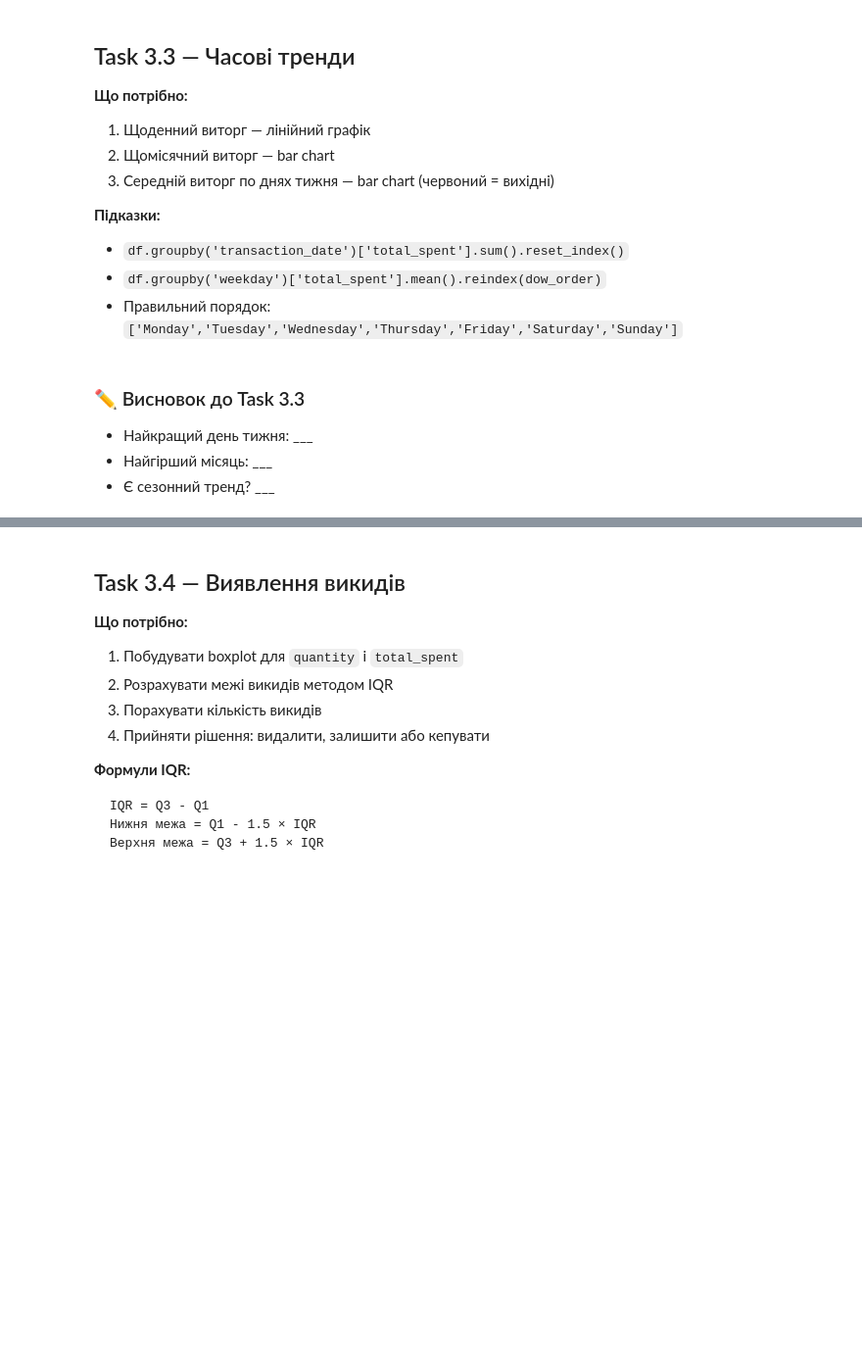
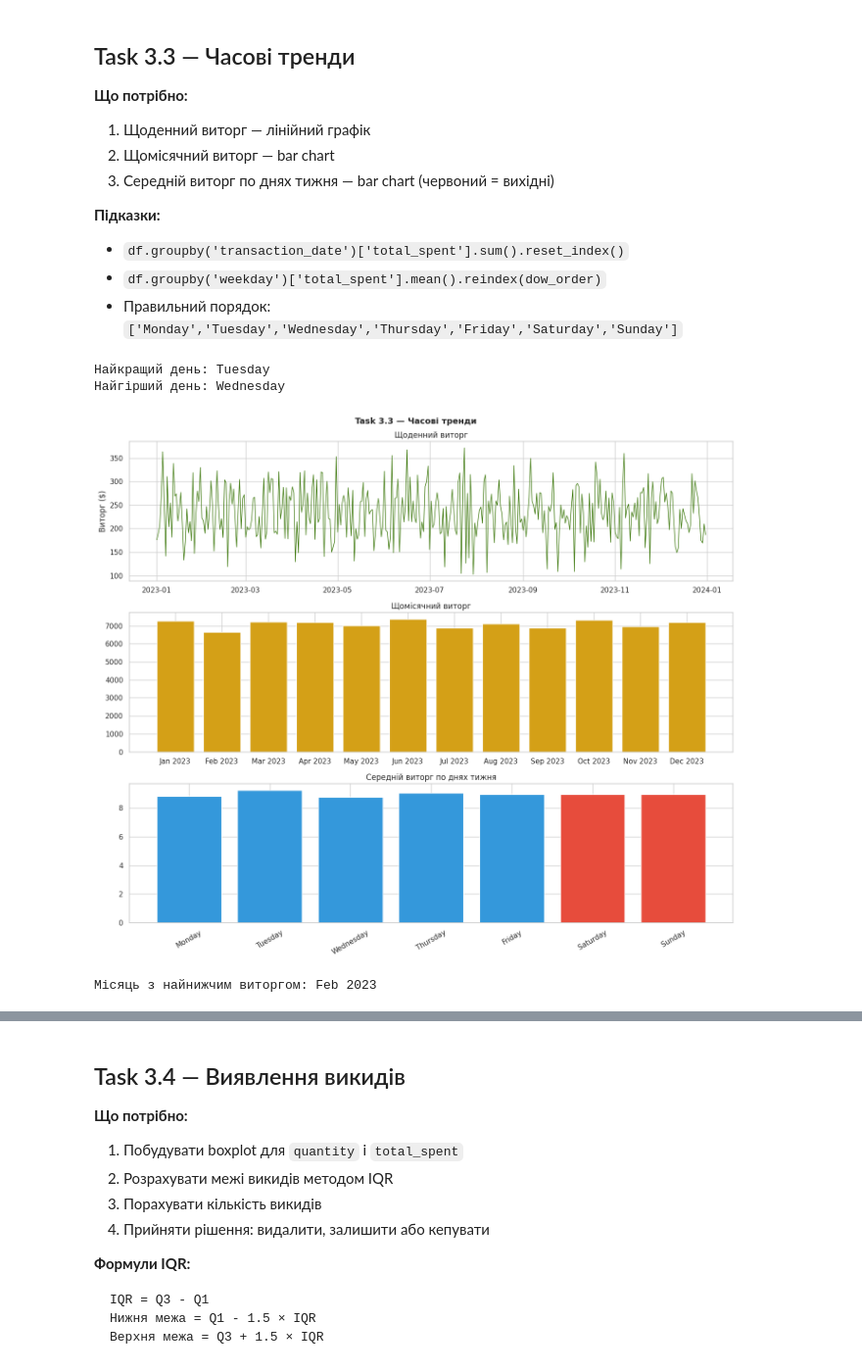
Before and after one commit to ParusSlava/Analysis_Cafe_Sales-, a Jupyter notebook: cafe_eda_workbook_version2.ipynb, the cells around one changed output, grey strips where cells are left out. Shown at 98% size. Cells and saved outputs as stored; diff of their text form; code cells hidden in the pictures; blank space fills up the shorter version.

```diff
--- a/cafe_eda_workbook_version2.ipynb
+++ b/cafe_eda_workbook_version2.ipynb
@@ -620,47 +698,50 @@ plt.show()
 - Правильний порядок: `['Monday','Tuesday','Wednesday','Thursday','Friday','Saturday','Sunday']`
 # %%
 # Щоденний виторг
-daily_rev = # ВАШ КОД ТУТ
+daily_rev =  df.groupby('transaction_date')['total_spent'].sum().reset_index()
 
 # Щомісячний виторг
-monthly_rev = # ВАШ КОД ТУТ
+monthly_rev = df.groupby(['year', 'month'])['total_spent'].sum().reset_index()
 
 # По днях тижня (середнє)
 dow_order = ['Monday','Tuesday','Wednesday','Thursday','Friday','Saturday','Sunday']
-avg_dow = # ВАШ КОД ТУТ
+avg_dow = df.groupby('weekday')['total_spent'].mean().reindex(dow_order)
 
 print(f'Найкращий день: {avg_dow.idxmax()}')
 print(f'Найгірший день: {avg_dow.idxmin()}')
+# %% [output]
+Найкращий день: Tuesday
+Найгірший день: Wednesday
 # %%
 fig, axes = plt.subplots(3, 1, figsize=(14, 12))
 fig.suptitle('Task 3.3 — Часові тренди', fontsize=13, fontweight='bold')
 
 # Графік 1: щоденний лінійний
-# ВАШ КОД ТУТ
+axes[0].plot(daily_rev['transaction_date'], daily_rev['total_spent'], color='#3f7a0f', linewidth=1)
 axes[0].set_title('Щоденний виторг')
 axes[0].set_ylabel('Виторг ($)')
 
 # Графік 2: щомісячний бар
 # Підказка: зробіть колонку label = перші 3 літери місяця + рік
-# ВАШ КОД ТУТ
+import calendar
+
+monthly_rev['label'] = monthly_rev['month'].apply(lambda m: calendar.month_abbr[m]) + ' ' + monthly_rev['year'].astype(str)
+axes[1].bar(monthly_rev['label'], monthly_rev['total_spent'], color='#d4a017')
 axes[1].set_title('Щомісячний виторг')
 
 # Графік 3: по днях тижня (вихідні = червоні, будні = сині)
 colors_dow = ['#E74C3C' if d in ['Saturday','Sunday'] else '#3498DB' for d in avg_dow.index]
-# ВАШ КОД ТУТ
+axes[2].bar(avg_dow.index, avg_dow.values, color=colors_dow)
 axes[2].set_title('Середній виторг по днях тижня')
 axes[2].tick_params(axis='x', rotation=30)
 
 plt.tight_layout()
 plt.savefig('part3_task33.png', dpi=130, bbox_inches='tight')
 plt.show()
 
 # Знайти місяць з найнижчим виторгом
-worst_month = # ВАШ КОД ТУТ
+worst_month = monthly_rev.loc[monthly_rev['total_spent'].idxmin(), 'label']
 print(f'Місяць з найнижчим виторгом: {worst_month}')
+# %% [output]
+[figure, added]
+Місяць з найнижчим виторгом: Feb 2023
-# %% [markdown]
-### ✏️ Висновок до Task 3.3
-
-- Найкращий день тижня: ___
-- Найгірший місяць: ___
-- Є сезонний тренд? ___
```
Also changed, not shown: parts of 24 cells of this notebook.
